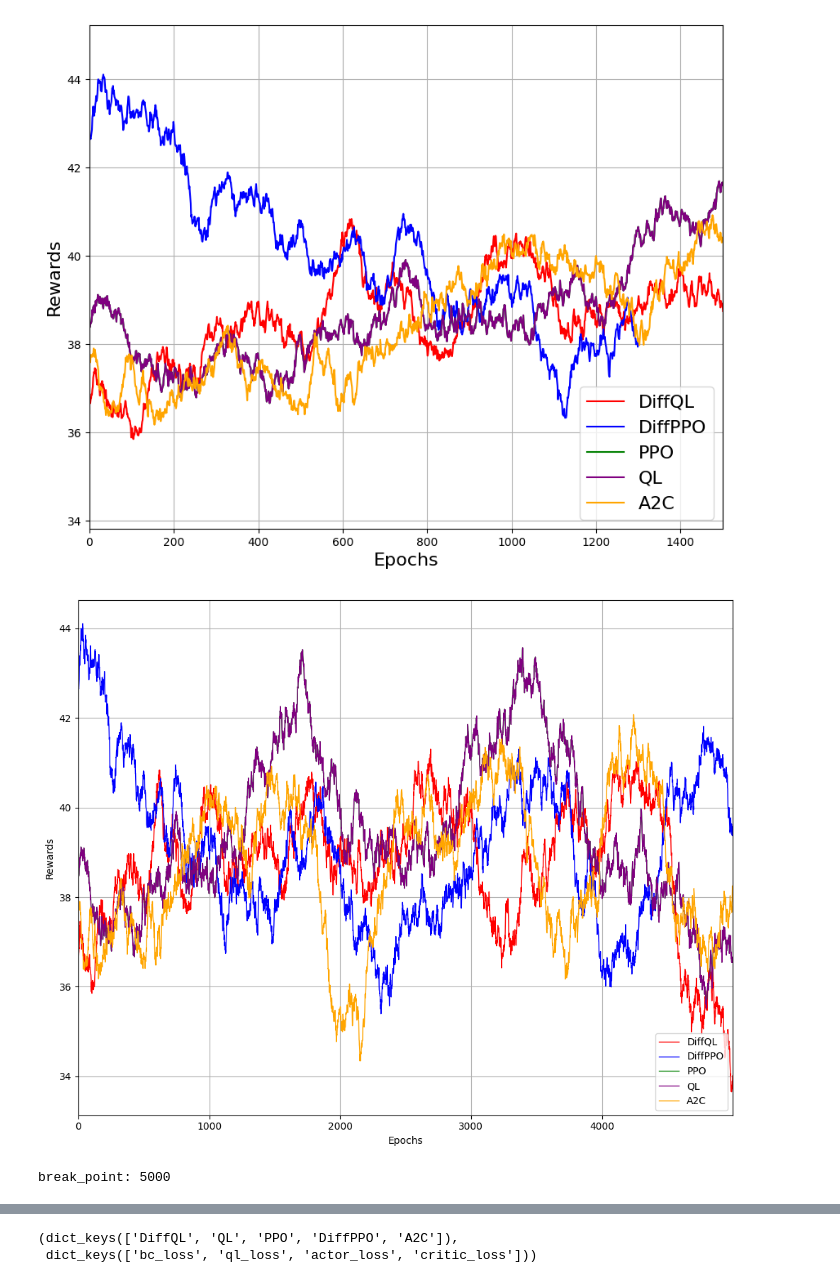
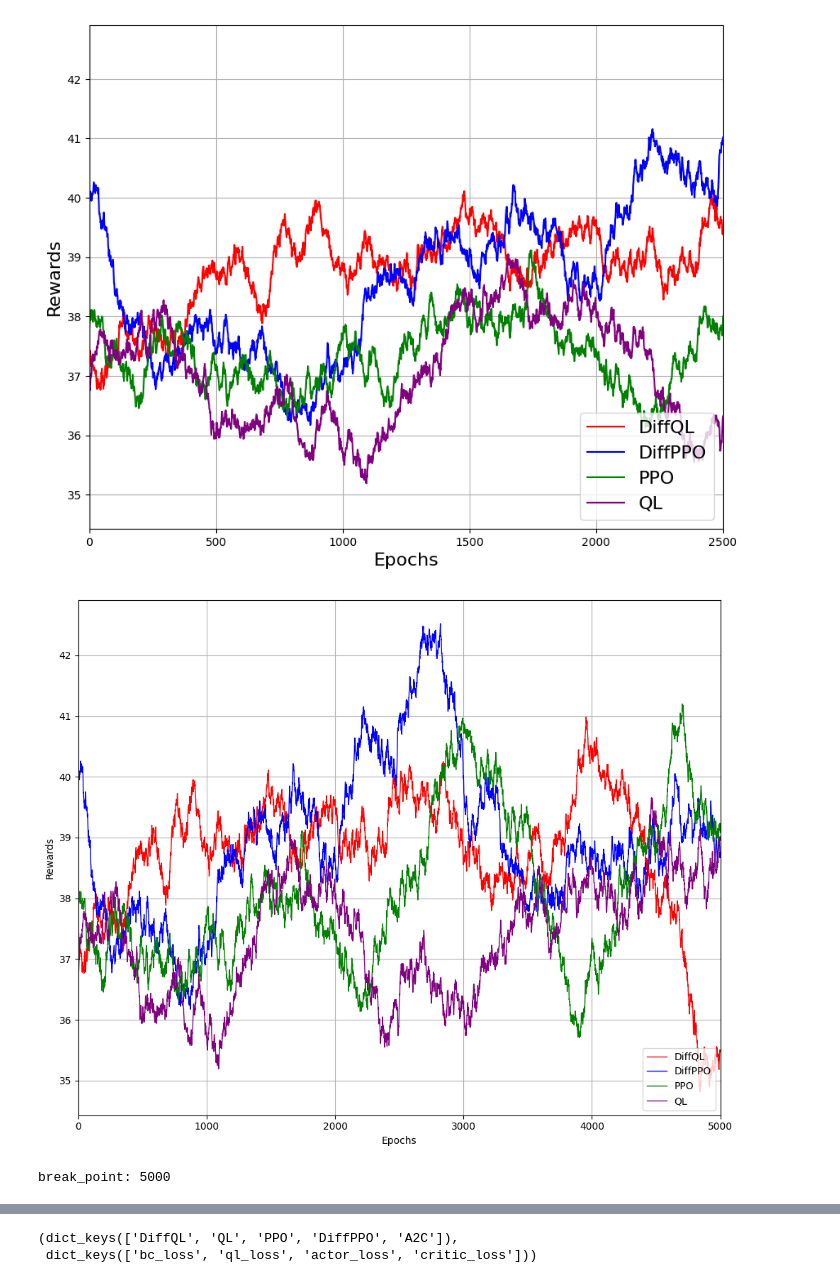
Before and after one commit to qkhanh711/Diffusion-Policies-for-RL, a Jupyter notebook: testUAV/plot copy.ipynb, the cells around one changed output, grey strips where cells are left out. Saved outputs shown, nothing was run; the diff lists cells and outputs as text; code cells hidden in the pictures.

```diff
--- a/testUAV/plot copy.ipynb
+++ b/testUAV/plot copy.ipynb
@@ -12,7 +12,7 @@ paths = {
     "DiffPPO": "episode_rewards_ppo_JLGO.npy",
     "PPO": "episode_rewards_gppo_JLGO.npy",
     "QL": "episode_rewards_gdql_JLGO.npy",
-    "A2C": "episode_rewards_a2c_JLGO.npy",
+    # "A2C": "episode_rewards_a2c_JLGO.npy",
     # "DiffQL": "episode_rewards_dql.npy",
     # "DiffPPO": "episode_rewards_ppo.npy",
     # "PPO": "episode_rewards_gppo.npy",
@@ -40,7 +40,7 @@ colors_smoothed = {
 }
 
 
-def plot_reward_curve(paths, window_size=500):
+def plot_reward_curve(paths, window_size=800):
     plt.figure(figsize=(10, 8))
     for name, path in paths.items():
         data = np.load(path)
@@ -54,7 +54,7 @@ def plot_reward_curve(paths, window_size=500):
         plt.plot(uniform_filter1d(data, window_size), label=name, color=colors[name])
 
     plt.legend(loc='lower right', fontsize=16)
-    plt.xlim(0, 1500)
+    plt.xlim(0, 2500)
     plt.xlabel('Epochs', fontsize=16)
     plt.ylabel('Rewards', fontsize=16)
     # plt.title('Smoothed Reward Curve')
@@ -66,7 +66,7 @@ def plot_reward_curve(paths, window_size=500):
 
 plot_reward_curve(paths)
 # %% [output]
-[figure, old version]
+[figure, new version]
 # %%
 import numpy as np
 import matplotlib.pyplot as plt
@@ -96,7 +96,7 @@ from IPython.display import clear_output
 #     "QL": "#FF00FF",
 # }
 
-def plot_reward_curve(paths, window_size=500, save_path= "save.png", xlim = 5000):
+def plot_reward_curve(paths, window_size=800, save_path= "save.png", xlim = 5000):
     plt.figure(figsize=(10, 8))
     all_data_size = 5000
     for name, path in paths.items():
@@ -108,36 +108,36 @@ def plot_reward_curve(paths, window_size=500, save_path= "save.png", xlim = 5000
                 plt.plot(uniform_filter1d(data, window_size), label=name, color=colors[name], linewidth=1)
             else:
                 # plt.plot(uniform_filter1d(data, window_size-50), alpha=0.75, color=colors_smoothed[name])
                 plt.plot(uniform_filter1d(data, window_size), label=name, color=colors[name], linewidth=1)
         except Exception as e:
             print(f"Could not load {path}: {e}")
             continue
         all_data_size = min(all_data_size, len(data))
 
     plt.legend(loc='lower right')
     plt.xlim(0, xlim)
     plt.xlabel('Epochs')
     plt.ylabel('Rewards')
     plt.grid(True)
     plt.tight_layout()
     plt.savefig(save_path)
     plt.show()
     return all_data_size
 
 
-xlim = 1
+# xlim = 1
 # Vẽ liên tục mỗi 30 giây
 while True:
     print(f"xlim: {xlim}")
     clear_output(wait=True)
     break_point = plot_reward_curve(paths, xlim = xlim)
     time.sleep(0.0002)
-    xlim += 1
+    xlim = min(break_point, 5000)
     print(f"break_point: {break_point}")
     if break_point == 5000 and xlim >= 5000:
         break
 # %% [output]
-[figure, old version]
+[figure, new version]
 break_point: 5000
 # %%
 loss_paths = {
```
Also changed, not shown: parts of 3 cells of this notebook, 10 other files.
